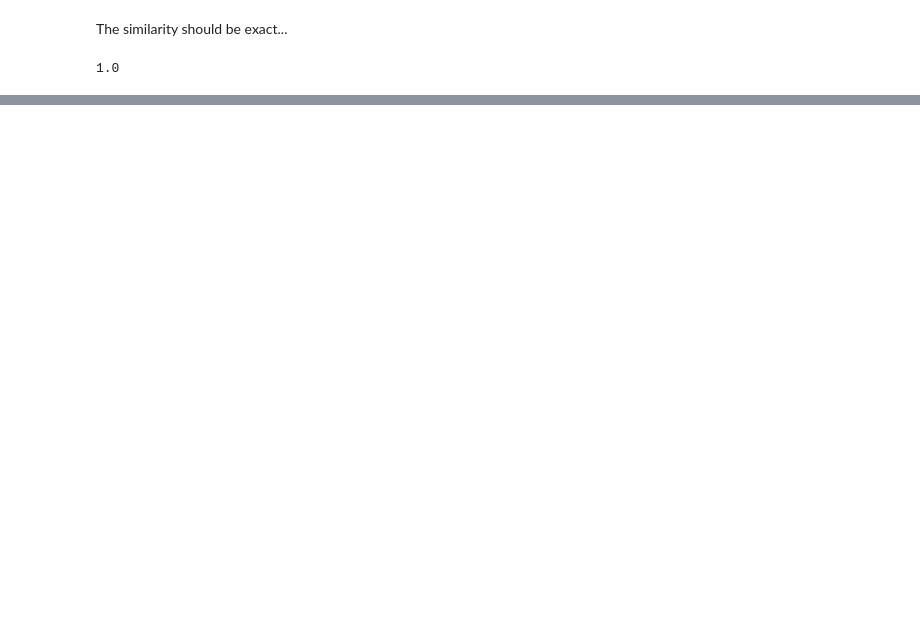
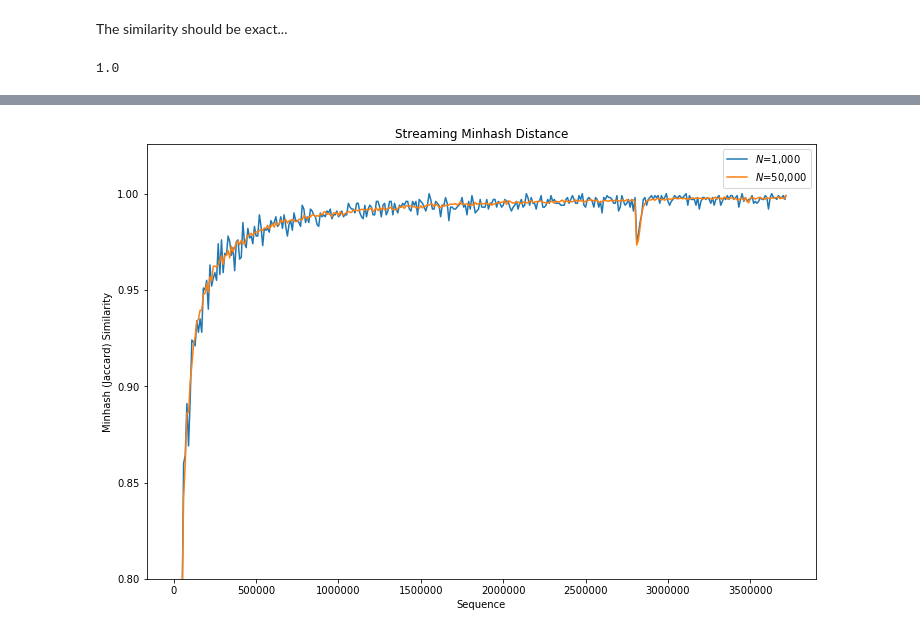
Before and after one commit to camillescott/goetia, a Jupyter notebook: examples/Streaming Sourmash Demo.ipynb, the cells around one changed output, grey strips where cells are left out. Saved outputs shown, nothing was run; the diff lists cells and outputs as text; code cells hidden in the pictures; blank space fills up the shorter version.

```diff
--- a/examples/Streaming Sourmash Demo.ipynb
+++ b/examples/Streaming Sourmash Demo.ipynb
@@ -148,0 +147,2 @@ with FigureManager(show=True, figsize=(12,8)) as (fig, ax):
+# %%
+distances_large, times_large, mh_large = sourmash_stream('ERR434643_1.fastq', 'ERR434643_2.fastq', N=50000)
@@ -148,0 +164,10 @@ with FigureManager(show=True, figsize=(12,8)) as (fig, ax):
+# %%
+with FigureManager(show=True, figsize=(12,8)) as (fig, ax):
+    sns.lineplot(times_small, distances_small, label='$N$=1,000', ax=ax)
+    sns.lineplot(times_large, distances_large, label='$N$=50,000', ax=ax)
+    ax.set_title('Streaming Minhash Distance')
+    ax.set_xlabel('Sequence')
+    ax.set_ylabel('Minhash (Jaccard) Similarity')
+    ax.set_ylim(bottom=.8)
+# %% [output]
+[figure, added]
```
Also changed, not shown: parts of 15 cells of this notebook.
